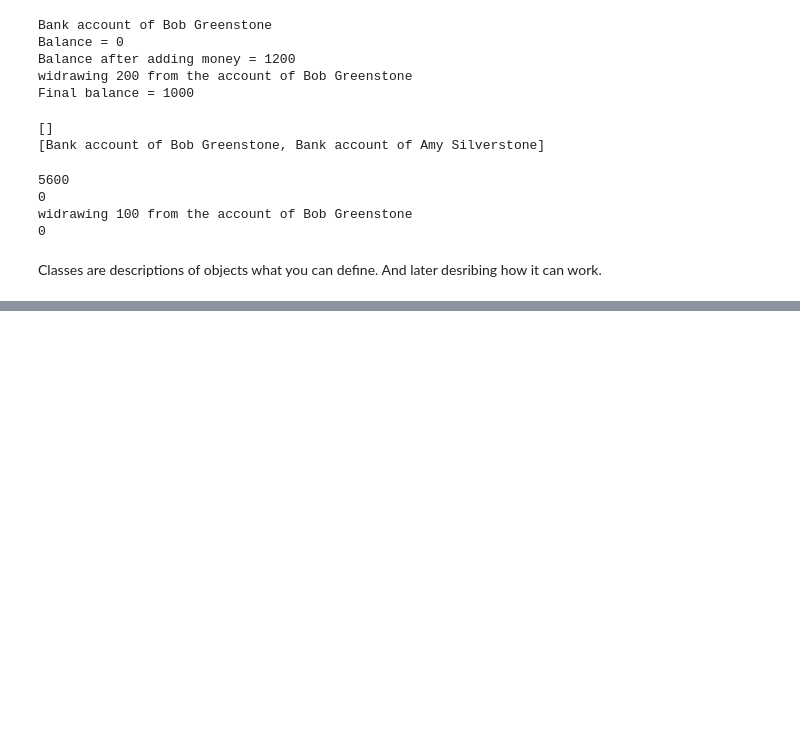
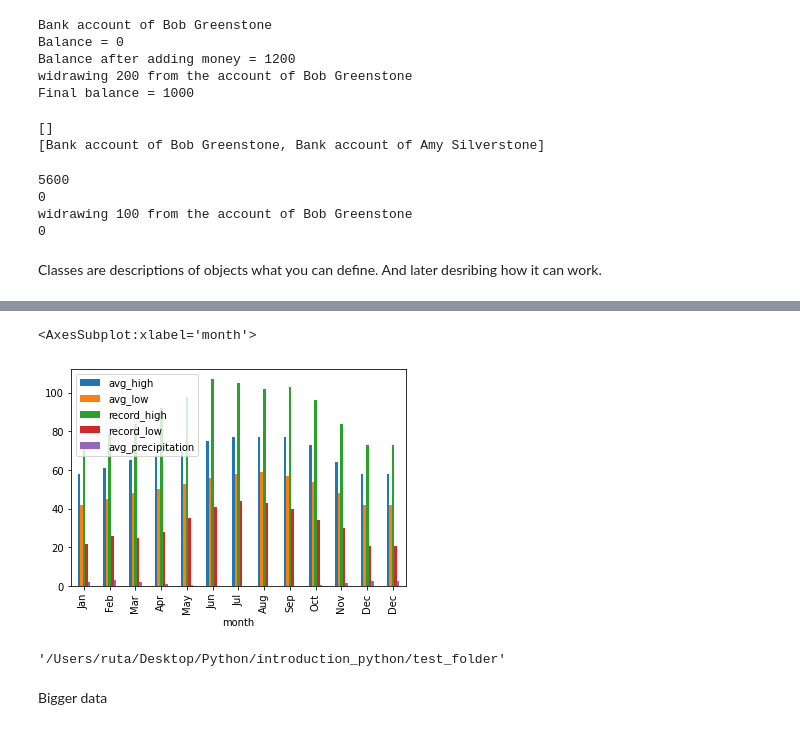
Before and after one commit to rutasp/introduction_python, a Jupyter notebook: Practice.ipynb, the cells around one changed output, grey strips where cells are left out. Cells and saved outputs as stored; diff of their text form; code cells hidden in the pictures; blank space fills up the shorter version.

```diff
--- a/Practice.ipynb
+++ b/Practice.ipynb
@@ -3239,0 +3364,3 @@ df = pd.DataFrame(
+# %%
+#acess column value by name. doing by row
+df['new_column_2'] = df['record_high'] * df['record_low']
@@ -3239,0 +3631,4 @@ df = pd.DataFrame(
+# %%
+# option 2. MULTIPLE COLUMNS
+# df = df.drop(columns=['new_column', 'new_column_2']) # same as inplace argument. doesnt overwrites.
+df.drop(columns=['new_column'], inplace=True) #this overwrites
@@ -3239,0 +3652,2 @@ df = pd.DataFrame(
+# %%
+df.drop_duplicates(inplace=True) #remove duplicate rows (in this case december). will overwrite it
@@ -3239,0 +3670,2 @@ df = pd.DataFrame(
+# %%
+df.loc[12] = df.loc[11] # added december back
@@ -3239,0 +3734,9 @@ df = pd.DataFrame(
+# %%
+df.plot.bar(x='month')
+# %% [output]
+<AxesSubplot:xlabel='month'>
+[figure, added]
+# %%
+os.getcwd()
+# %% [output]
+'/Users/ruta/Desktop/Python/introduction_python/test_folder'
@@ -3239,0 +3748,2 @@ df = pd.DataFrame(
+# %% [markdown]
+Bigger data
```
Also changed, not shown: parts of 60 cells of this notebook.
